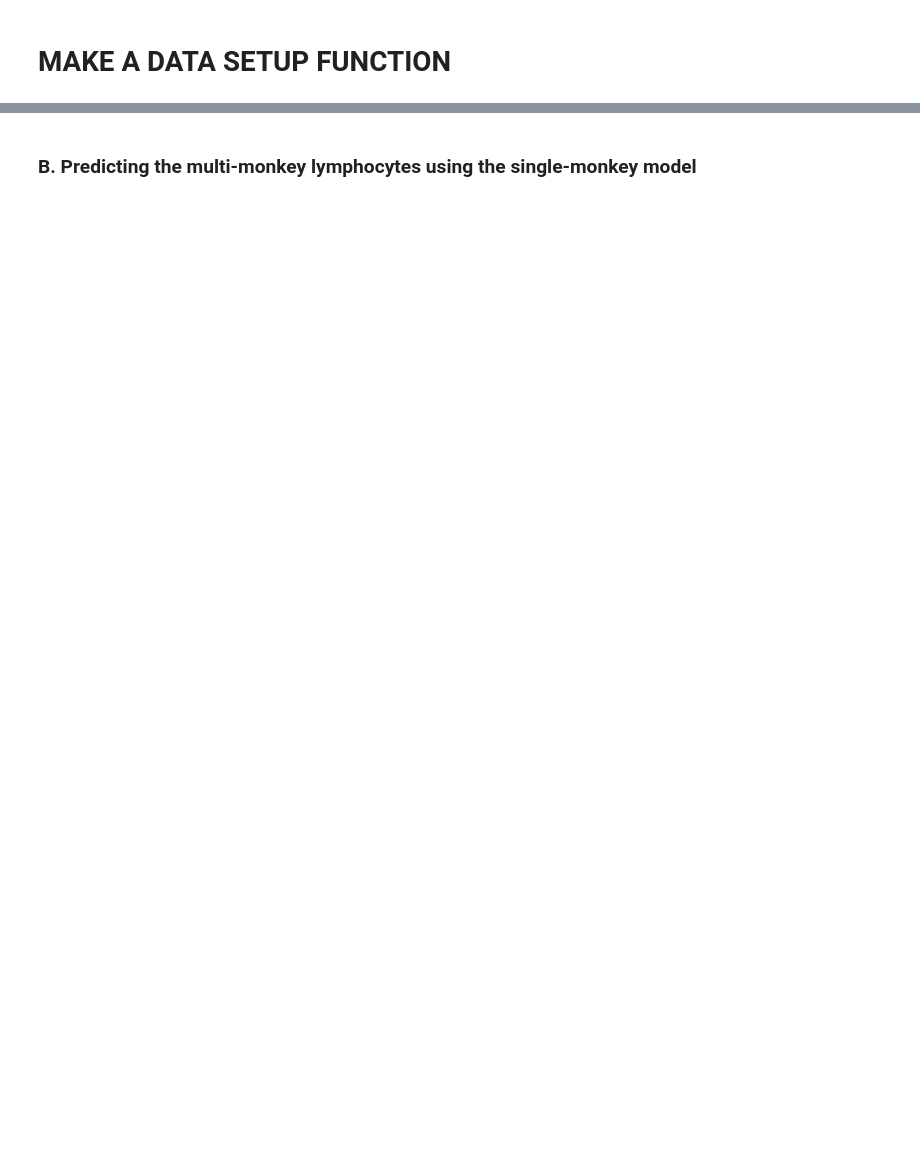
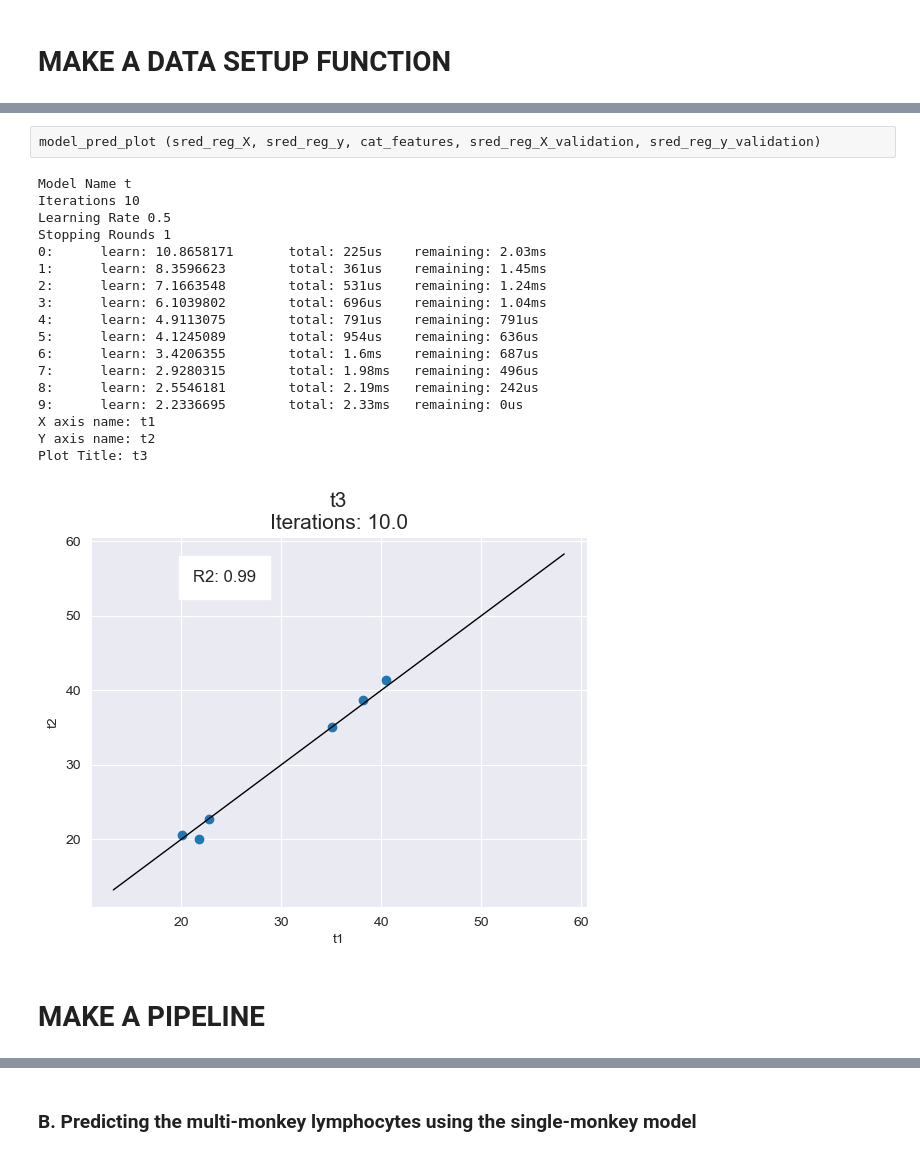
Before and after one commit to aidan-lew/monkey_health, a Jupyter notebook: B_monkeys_predictions_cleaned.ipynb, the cells around one changed output, grey strips where cells are left out. Cells and saved outputs as stored; diff of their text form; blank space fills up the shorter version.

```diff
--- a/B_monkeys_predictions_cleaned.ipynb
+++ b/B_monkeys_predictions_cleaned.ipynb
@@ -762,0 +885,23 @@ sred_reg_validation_pool = Pool(
+# %%
+model_pred_plot (sred_reg_X, sred_reg_y, cat_features, sred_reg_X_validation, sred_reg_y_validation)
+# %% [output]
+Model Name t
+Iterations 10
+Learning Rate 0.5
+Stopping Rounds 1
+0:      learn: 10.8658171       total: 225us    remaining: 2.03ms
+1:      learn: 8.3596623        total: 361us    remaining: 1.45ms
+2:      learn: 7.1663548        total: 531us    remaining: 1.24ms
+3:      learn: 6.1039802        total: 696us    remaining: 1.04ms
+4:      learn: 4.9113075        total: 791us    remaining: 791us
+5:      learn: 4.1245089        total: 954us    remaining: 636us
+6:      learn: 3.4206355        total: 1.6ms    remaining: 687us
+7:      learn: 2.9280315        total: 1.98ms   remaining: 496us
+8:      learn: 2.5546181        total: 2.19ms   remaining: 242us
+9:      learn: 2.2336695        total: 2.33ms   remaining: 0us
+X axis name: t1
+Y axis name: t2
+Plot Title: t3
+[figure, added]
+# %% [markdown]
+# MAKE A PIPELINE
```
Also changed, not shown: parts of 11 cells of this notebook.
